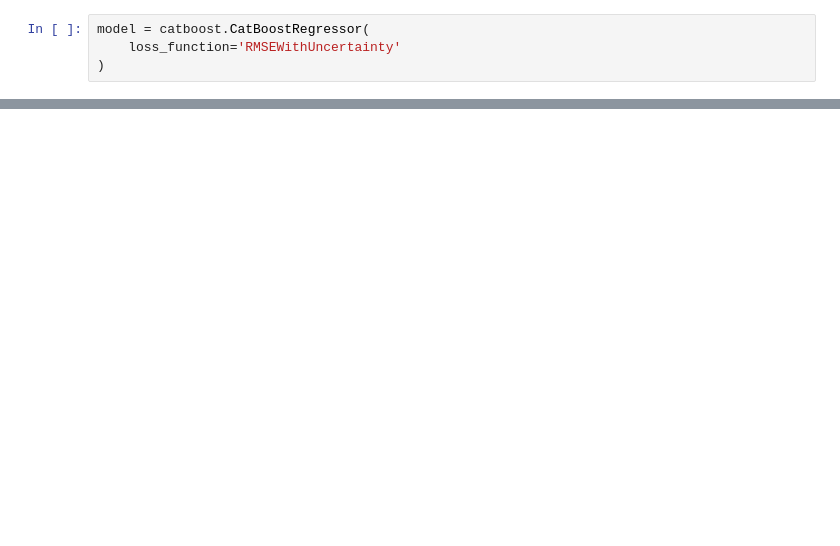
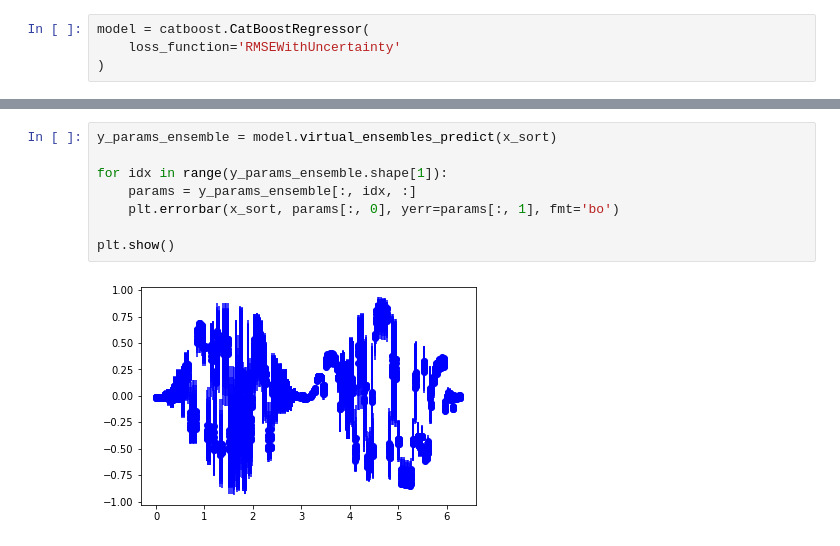
Before and after one commit to pfilo8/NodeFlow, a Jupyter notebook: [TOY][CatBoost] Sinusoid.ipynb, the cells around one changed output, grey strips where cells are left out. Cells and saved outputs as stored; diff of their text form; blank space fills up the shorter version.

```diff
--- a/[TOY][CatBoost] Sinusoid.ipynb
+++ b/[TOY][CatBoost] Sinusoid.ipynb
@@ -65,0 +66,10 @@ plt.show()
+# %%
+y_params_ensemble = model.virtual_ensembles_predict(x_sort)
+
+for idx in range(y_params_ensemble.shape[1]):
+    params = y_params_ensemble[:, idx, :]
+    plt.errorbar(x_sort, params[:, 0], yerr=params[:, 1], fmt='bo')
+
+plt.show()
+# %% [output]
+[figure, added]
```
Also changed, not shown: parts of 5 cells of this notebook, 3 other files.
